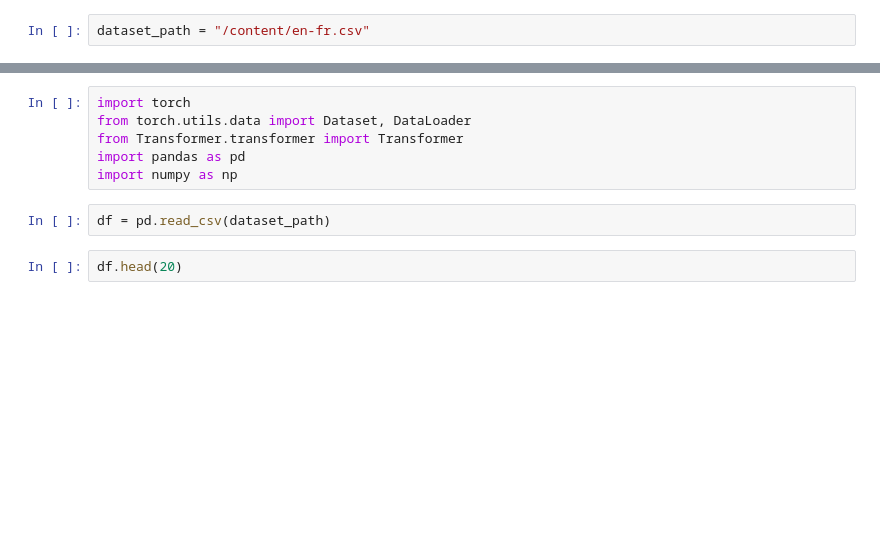
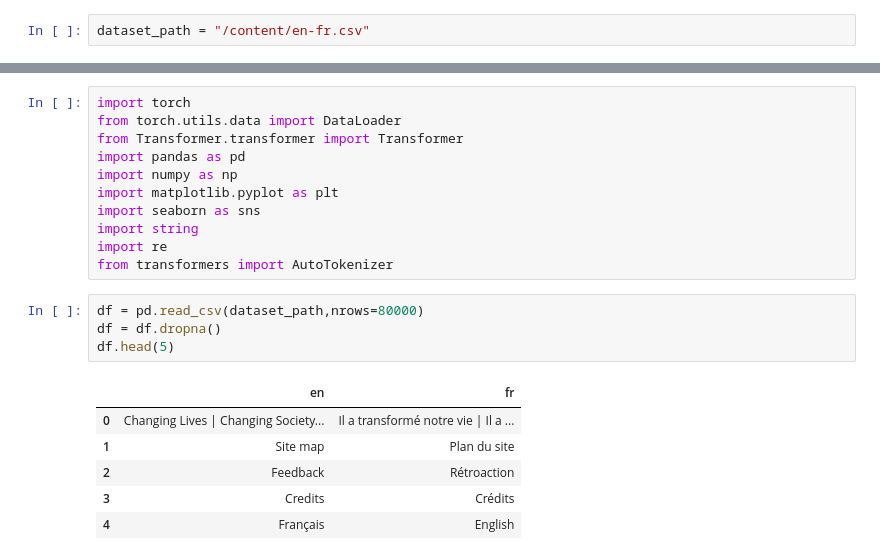
Before and after one commit to Khoawawa/Transformer, a Jupyter notebook: transformer.ipynb, the cells around one changed output, grey strips where cells are left out. Cells and saved outputs as stored; diff of their text form; blank space fills up the shorter version.

```diff
--- a/transformer.ipynb
+++ b/transformer.ipynb
@@ -48,10 +43,22 @@ Resolving deltas: 100% (8/8), done.
 # %%
 import torch
-from torch.utils.data import Dataset, DataLoader
+from torch.utils.data import DataLoader
 from Transformer.transformer import Transformer
 import pandas as pd
 import numpy as np
+import matplotlib.pyplot as plt
+import seaborn as sns
+import string
+import re
+from transformers import AutoTokenizer
 # %%
-df = pd.read_csv(dataset_path)
+df = pd.read_csv(dataset_path,nrows=80000)
+df = df.dropna()
+df.head(5)
+# %% [output]
+|  | en | fr |
+| 0 | Changing Lives | Changing Society... | Il a transformé notre vie | Il a ... |
+| 1 | Site map | Plan du site |
+| 2 | Feedback | Rétroaction |
+| 3 | Credits | Crédits |
+| 4 | Français | English |
-# %%
-df.head(20)
```
Also changed, not shown: parts of 10 cells of this notebook.
